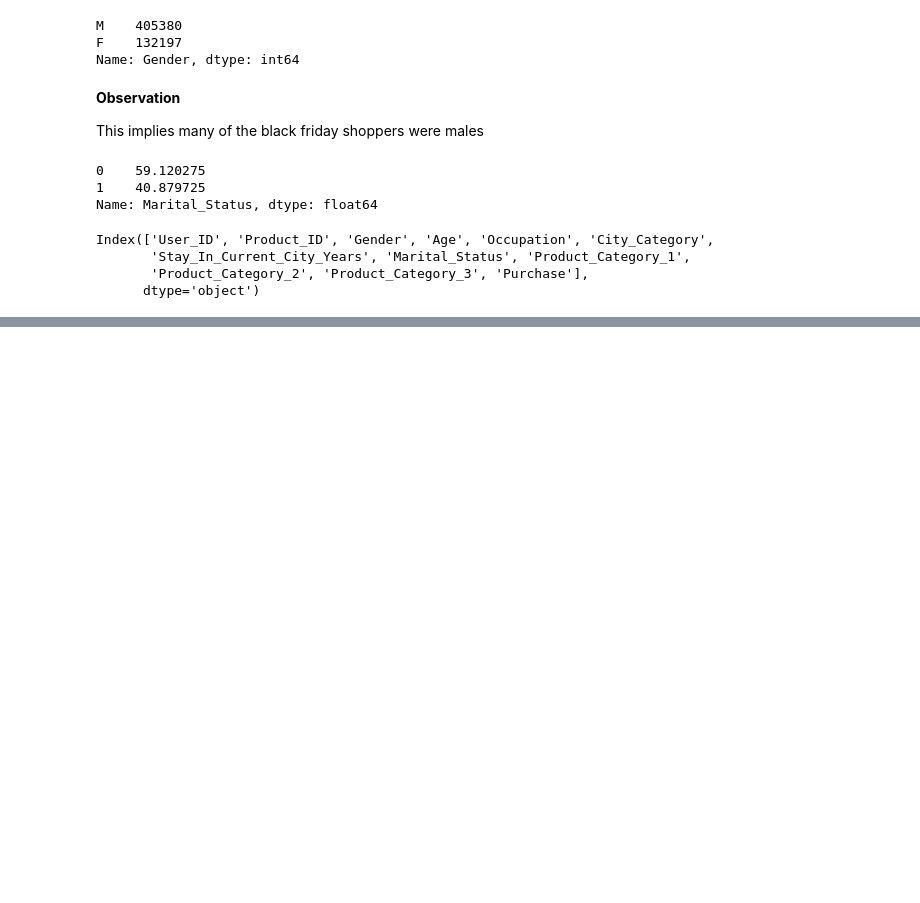
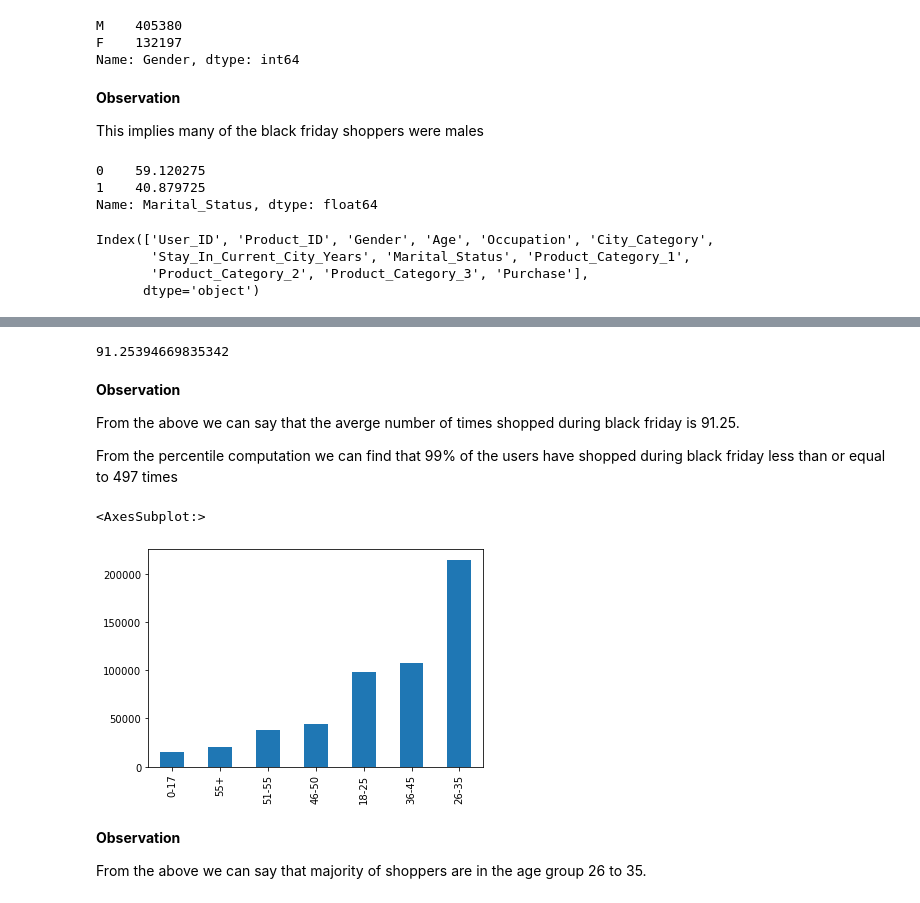
Before and after one commit to shreyashettyk/Data_Analysis, a Jupyter notebook: Black_Friday_Sales_EDA.ipynb, the cells around one changed output, grey strips where cells are left out. Drawn from its saved outputs; the diff is of its cells as text; code cells hidden in the pictures; blank space fills up the shorter version.

Commit message:
Black Friday Analysis impact of each feature on Purchase data

```diff
--- a/Black_Friday_Sales_EDA.ipynb
+++ b/Black_Friday_Sales_EDA.ipynb
@@ -120,0 +177,21 @@ Index(['User_ID', 'Product_ID', 'Gender', 'Age', 'Occupation', 'City_Category',
+# %%
+bfs.sort_values('User_ID',ascending=True,kind='quicksort').groupby('User_ID')['User_ID'].count().mean()
+# %% [output]
+91.25394669835342
+# %% [markdown]
+**Observation**
+
+From the above we can say that the averge number of times shopped during black friday is 91.25.
+
+
+From the percentile computation we can find that 99% of the users have shopped during black friday less than or equal to
+497 times
+# %%
+bfs.Age.value_counts().sort_values().plot(kind='bar')
+# %% [output]
+<AxesSubplot:>
+[figure, added]
+# %% [markdown]
+**Observation**
+
+From the above we can say that majority of shoppers are in the age group 26 to 35.
```
Also changed, not shown: parts of 18 cells of this notebook.
